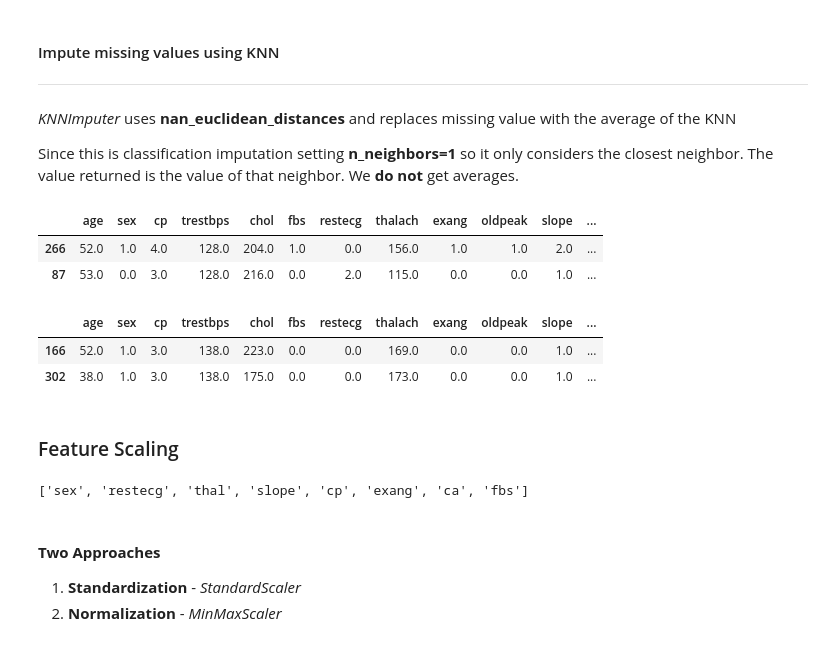
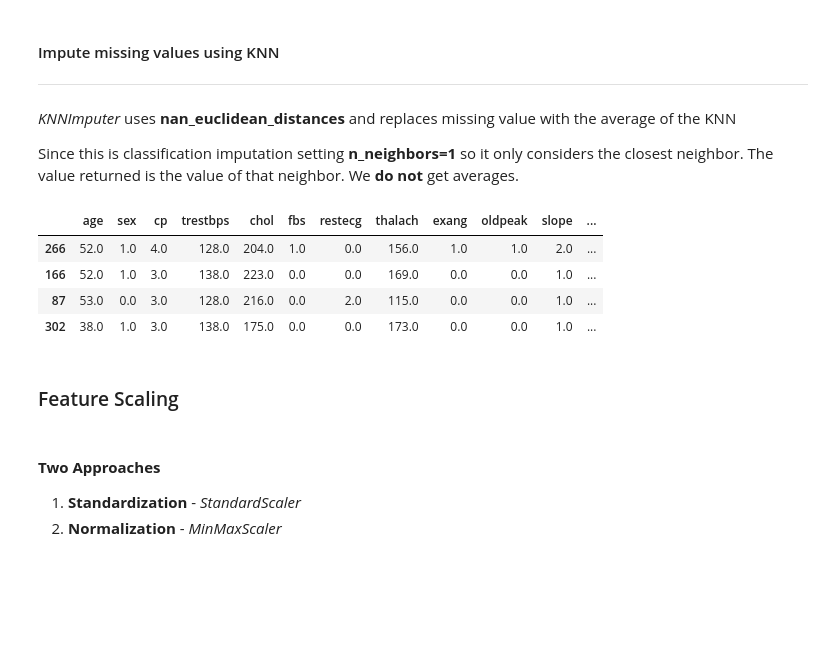
Before and after one commit to HussainAhmed202/MLProject, a Jupyter notebook: notebooks/heart_disease_prediction.ipynb, the cells around one changed output. Saved outputs shown, nothing was run; the diff lists cells and outputs as text; code cells hidden in the pictures; blank space fills up the shorter version.

```diff
--- a/notebooks/heart_disease_prediction.ipynb
+++ b/notebooks/heart_disease_prediction.ipynb
@@ -617,34 +584,17 @@ Mode of x_train_cap['ca'] =  0.0
 # %%
 from sklearn.impute import KNNImputer
 
 
-knni = KNNImputer(n_neighbors=1)
-knni.set_output(transform='pandas')
-x_train2_trf2 = knni.fit_transform(x_train2)
-x_test2_trf2 = knni.transform(x_test2)
+knni = KNNImputer(n_neighbors=1).set_output(transform='pandas')
+knni.fit_transform(X_train)[(X_train.index == 87)| (X_train.index == 266)|(X_train.index == 166)| (X_train.index == 302)]
+# %% [output]
+|  | age | sex | cp | trestbps | chol | fbs | restecg | thalach | exang | oldpeak | slope | ... |
+| 266 | 52.0 | 1.0 | 4.0 | 128.0 | 204.0 | 1.0 | 0.0 | 156.0 | 1.0 | 1.0 | 2.0 | ... |
+| 166 | 52.0 | 1.0 | 3.0 | 138.0 | 223.0 | 0.0 | 0.0 | 169.0 | 0.0 | 0.0 | 1.0 | ... |
+| 87 | 53.0 | 0.0 | 3.0 | 128.0 | 216.0 | 0.0 | 2.0 | 115.0 | 0.0 | 0.0 | 1.0 | ... |
+| 302 | 38.0 | 1.0 | 3.0 | 138.0 | 175.0 | 0.0 | 0.0 | 173.0 | 0.0 | 0.0 | 1.0 | ... |
-# %%
-# thal imputed records
-x_train2_trf2[(x_train2_trf2.index == 87)| (x_train2_trf2.index == 266)]
-# %% [output]
-|  | age | sex | cp | trestbps | chol | fbs | restecg | thalach | exang | oldpeak | slope | ... |
-| 266 | 52.0 | 1.0 | 4.0 | 128.0 | 204.0 | 1.0 | 0.0 | 156.0 | 1.0 | 1.0 | 2.0 | ... |
-| 87 | 53.0 | 0.0 | 3.0 | 128.0 | 216.0 | 0.0 | 2.0 | 115.0 | 0.0 | 0.0 | 1.0 | ... |
-# %%
-# ca imputed records
-x_train2_trf2[(x_train2_trf2.index == 166)| (x_train2_trf2.index == 302)]
-# %% [output]
-|  | age | sex | cp | trestbps | chol | fbs | restecg | thalach | exang | oldpeak | slope | ... |
-| 166 | 52.0 | 1.0 | 3.0 | 138.0 | 223.0 | 0.0 | 0.0 | 169.0 | 0.0 | 0.0 | 1.0 | ... |
-| 302 | 38.0 | 1.0 | 3.0 | 138.0 | 175.0 | 0.0 | 0.0 | 173.0 | 0.0 | 0.0 | 1.0 | ... |
 # %% [markdown]
 ### Feature Scaling
-# %%
-# remove it as num is target variable not part of train or test set
-cat = categorical_feat.copy()
-cat.remove('num')
-cat
-# %% [output]
-['sex', 'restecg', 'thal', 'slope', 'cp', 'exang', 'ca', 'fbs']
 # %% [markdown]
 #### **Two Approaches**
 
```
Also changed, not shown: parts of 40 cells of this notebook.
